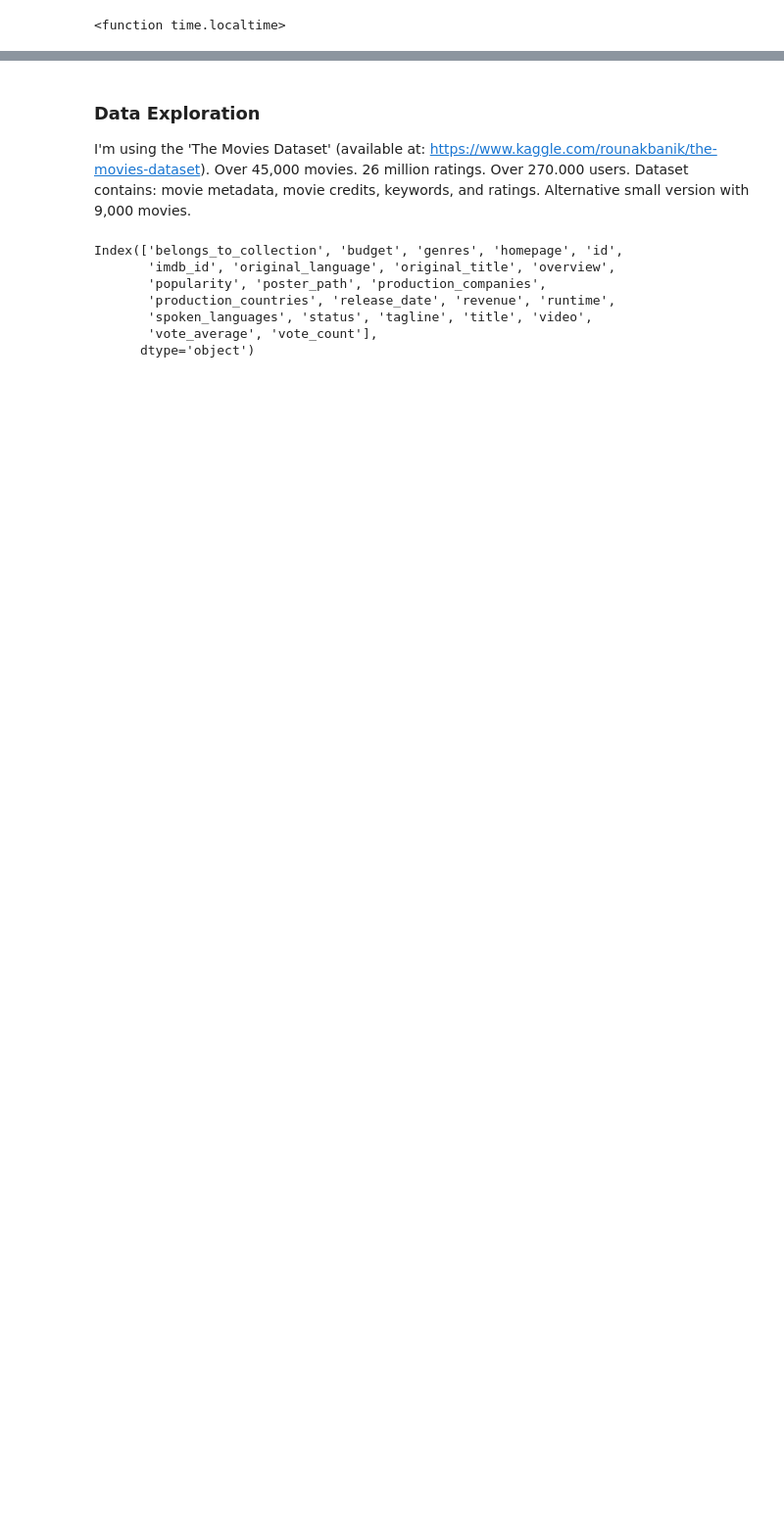
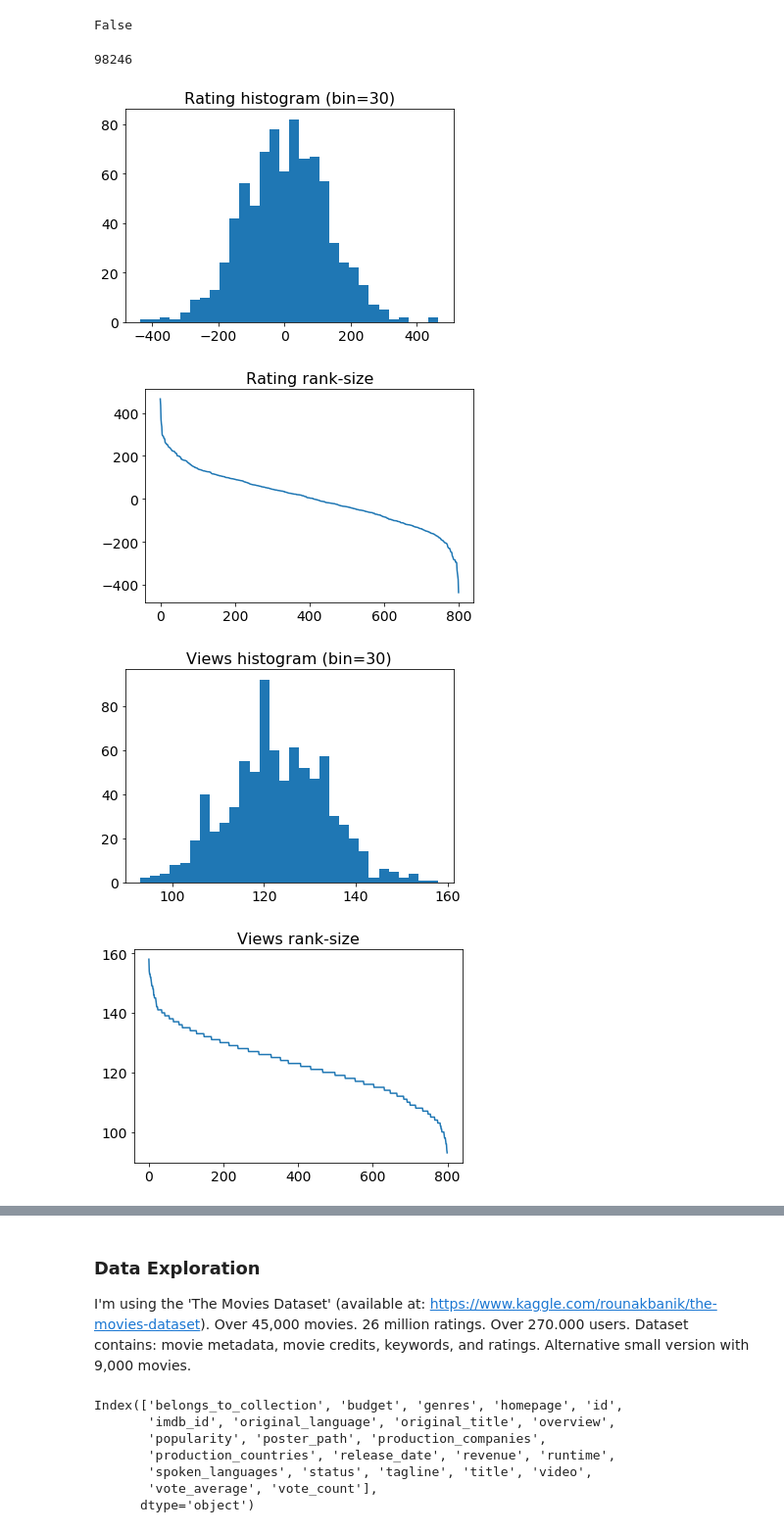
Before and after one commit to Andrelhu/Diversity-on-RecSys, a Jupyter notebook: Basic Model and Data Analysis.ipynb, the cells around one changed output, grey strips where cells are left out. Shown: that part at 98% size. Drawn from its saved outputs; the diff is of its cells as text; code cells hidden in the pictures; blank space fills up the shorter version.

```diff
--- a/Basic Model and Data Analysis.ipynb
+++ b/Basic Model and Data Analysis.ipynb
@@ -105,4 +166,0 @@ Initialization: 0.0038489000000367923 secs. Total: 16.02494569999999
-# %%
-t0
-# %% [output]
-<function time.localtime>
@@ -110,0 +167,31 @@ M.P_df.head()
+# %%
+M.topallow
+# %% [output]
+False
+# %%
+M.ratings_q
+# %% [output]
+98246
+# %%
+plt.hist(list(M.P_df.rating),bins=30)
+plt.title('Rating histogram (bin=30)')
+plt.show()
+ratings = list(M.P_df.rating)[:]
+ratings.sort(reverse=True)
+plt.plot(ratings)
+plt.title('Rating rank-size')
+plt.show()
+
+plt.hist(list(M.P_df.views),bins=30)
+plt.title('Views histogram (bin=30)')
+plt.show()
+ratings = list(M.P_df.views)[:]
+ratings.sort(reverse=True)
+plt.plot(ratings)
+plt.title('Views rank-size')
+plt.show()
+# %% [output]
+[figure, added]
+[figure, added]
+[figure, added]
+[figure, added]
```
Also changed, not shown: parts of 29 cells of this notebook, 5 other files.
